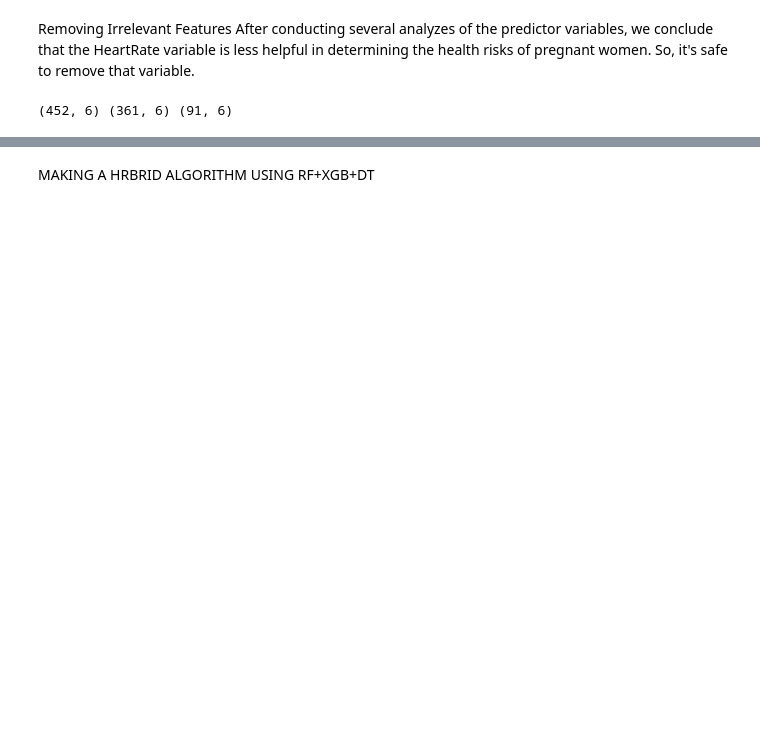
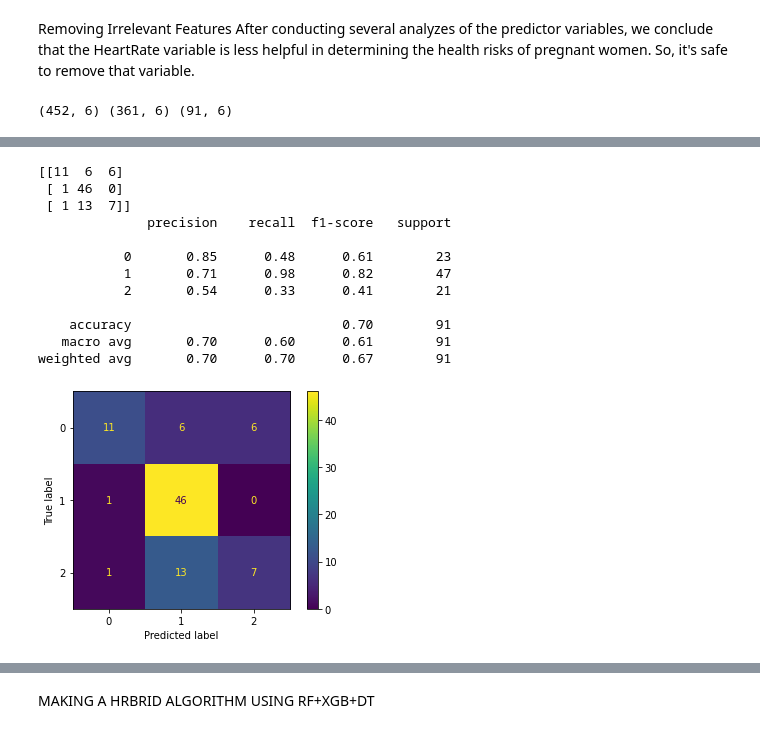
Before and after one commit to NMNayan57/Newcolab-file, a Jupyter notebook: WithoutDuplicete(pregnancy).ipynb, the cells around one changed output, grey strips where cells are left out. Saved outputs shown, nothing was run; the diff lists cells and outputs as text; code cells hidden in the pictures; blank space fills up the shorter version.

```diff
--- a/WithoutDuplicete(pregnancy).ipynb
+++ b/WithoutDuplicete(pregnancy).ipynb
@@ -219,0 +288,20 @@ from sklearn.model_selection import cross_val_score
+# %%
+print(cm_XGB)
+
+cm_display = ConfusionMatrixDisplay(cm_XGB).plot()
+
+print(metrics.classification_report(y_test, y_pred2))
+# %% [output]
+[[11  6  6]
+ [ 1 46  0]
+ [ 1 13  7]]
+              precision    recall  f1-score   support
+
+           0       0.85      0.48      0.61        23
+           1       0.71      0.98      0.82        47
+           2       0.54      0.33      0.41        21
+
+    accuracy                           0.70        91
+   macro avg       0.70      0.60      0.61        91
+weighted avg       0.70      0.70      0.67        91
+[figure, added]
```
Also changed, not shown: parts of 18 cells of this notebook.
